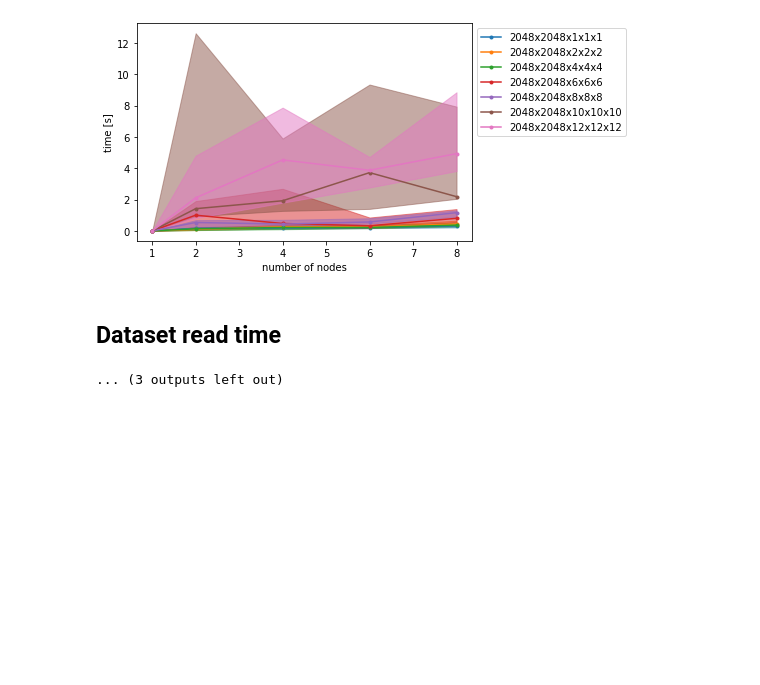
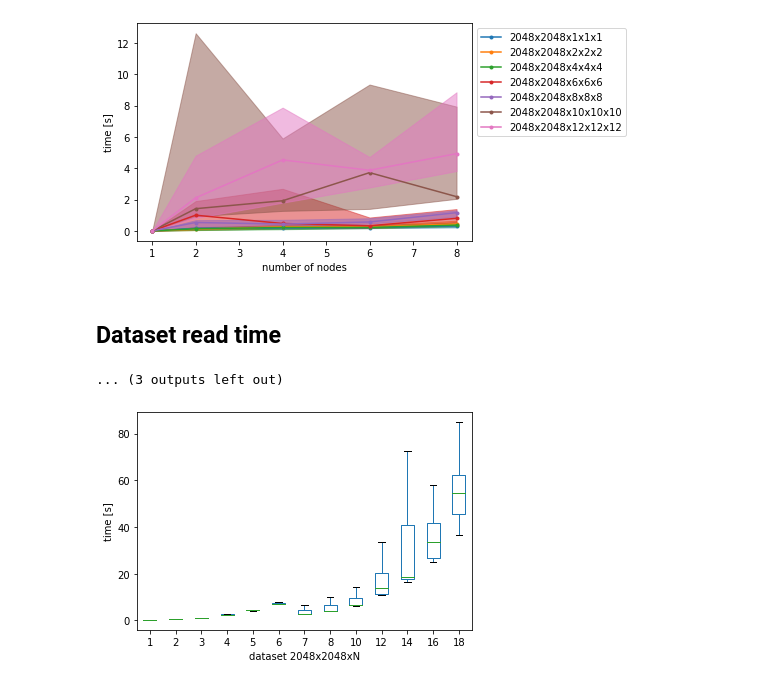
Before and after one commit to fiji-hpc/scijava-parallel-mpi, a Jupyter notebook: report/convolve_mpi.ipynb, the cells around one changed output. Cells and saved outputs as stored; diff of their text form; code cells hidden in the pictures; blank space fills up the shorter version.

```diff
--- a/report/convolve_mpi.ipynb
+++ b/report/convolve_mpi.ipynb
@@ -89,3 +89,13 @@ plot_common(data, algorithm=algorithm, method=method, legend=legend)
 [figure]
 ## Dataset read time
 ... (3 outputs left out)
+# %%
+ds = load_dataset('csv', 'convolution_test_2048x2048x')
+ds = ds[ds['stat'] == 'read'].astype({'image_size': 'int'})
+ds = (ds[ds['stat'] == 'read'].pivot_table(columns=['image_size'], index=['size', 'round'], values=['time_ms']).reset_index().drop(['size', 'round'], axis=1) / 1000).droplevel(0, axis=1)
+ds.plot.box(sym='')
+plt.ylabel('time [s]')
+plt.xlabel('dataset 2048x2048xN')
+plt.savefig('figures/io_read3.pdf')
+# %% [output]
+[figure, added]
```
Also changed, not shown: 3 other files.
